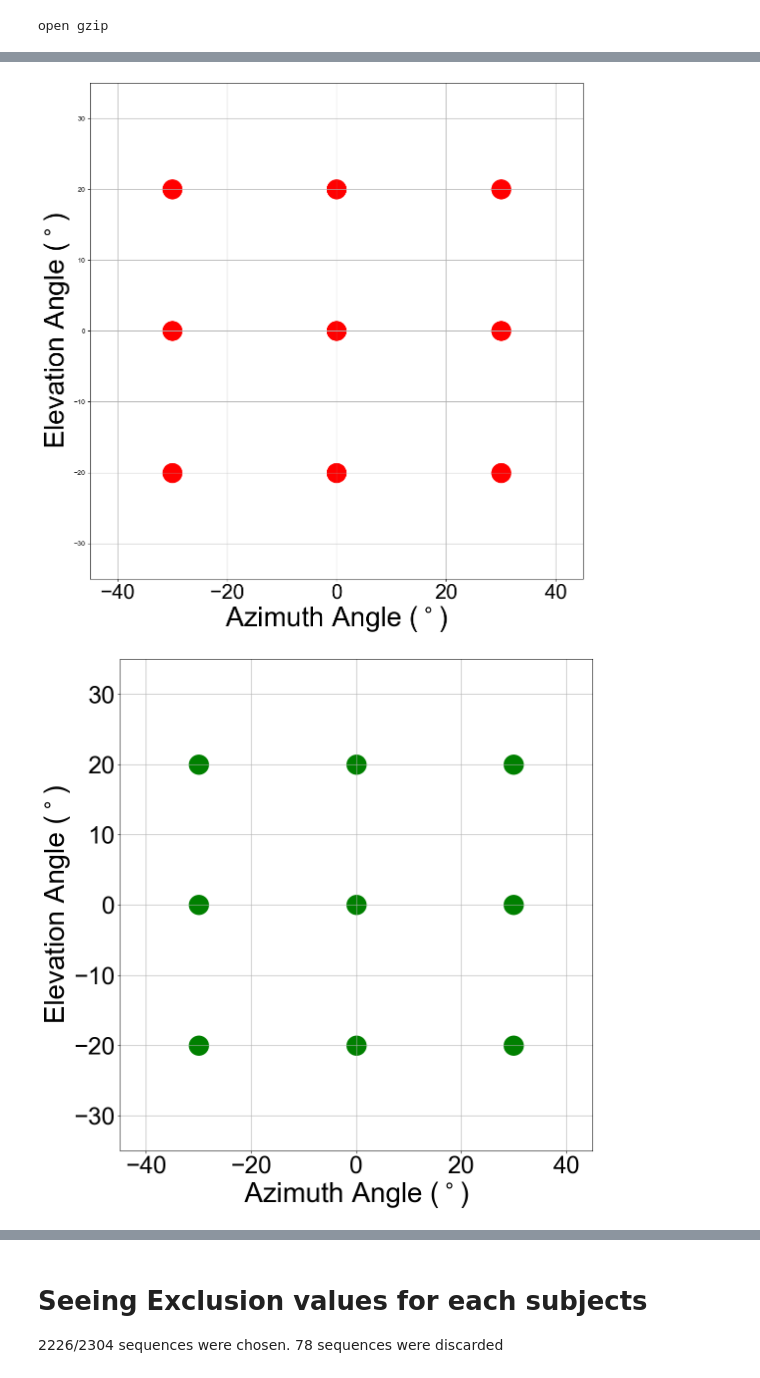
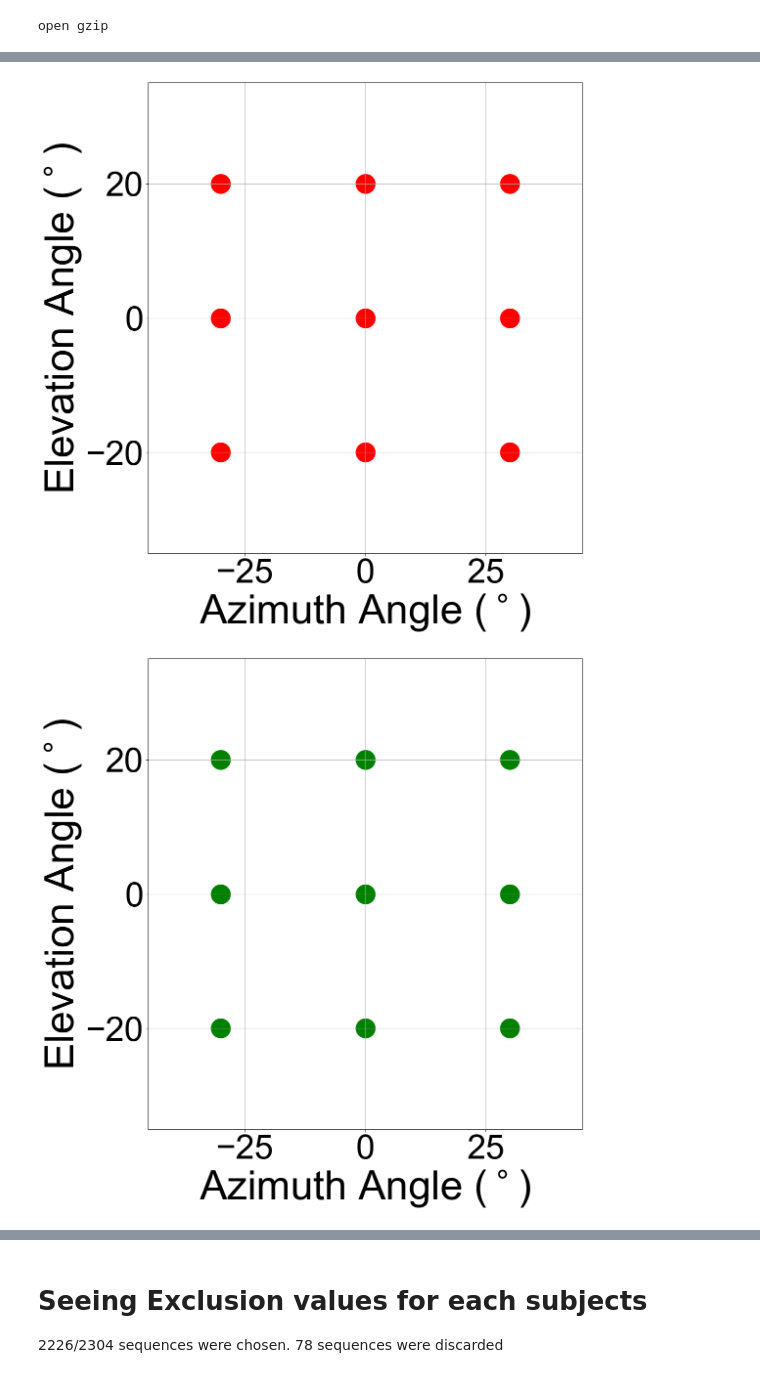
Before and after one commit to gitscade/stats, a Jupyter notebook: 03_projraw.ipynb, the cells around one changed output, grey strips where cells are left out. Drawn from its saved outputs; the diff is of its cells as text; code cells hidden in the pictures.

```diff
--- a/03_projraw.ipynb
+++ b/03_projraw.ipynb
@@ -81,6 +81,7 @@ import matplotlib
 matplotlib.rcParams['font.family'] = "Arial"
 
 def plot_targets(dffile, sub_idx, color):
+    matplotlib.rc('xtick', labelsize=30)
     ax = plt.figure(figsize=(12,10)).add_subplot(projection='3d')
 
     data = dffile.loc[dffile.sub_idx == sub_idx]
@@ -100,6 +101,7 @@ def plot_targets(dffile, sub_idx, color):
 
 
 def plot_uniform_targets(dffile, sub_idx):
+    matplotlib.rc('xtick', labelsize=30)
     ax = plt.figure(figsize=(12,10)).add_subplot(projection='3d')
     data = dffile.loc[dffile.sub_idx == sub_idx]
 
@@ -163,11 +165,16 @@ def plot_uniform_targets(dffile, sub_idx):
 
 
 def plot_gt_angles(dffile, color):
+
+    #===FONTSIZE====
+    fontsize = 60
+    ticksize = 50
+
     #=================SET PLOT================================
     fig, axes = plt.subplots(nrows=1, ncols=1, figsize=(12, 12))
     # plt.suptitle("Projection on Spherical Visual Field", fontsize=18)
-    matplotlib.rc('xtick', labelsize=35)
-    matplotlib.rc('ytick', labelsize=35)
+    matplotlib.rc('xtick', labelsize=ticksize)
+    matplotlib.rc('ytick', labelsize=ticksize)
     fig.tight_layout(pad=5)
 
     data = dffile.loc[dffile.sub_idx <16]
@@ -177,10 +184,11 @@ def plot_gt_angles(dffile, color):
     y = y[:36]
     x = x[::4].reset_index(drop=True)
     y = y[::4].reset_index(drop=True)
+
     axes.set_xlim(-45,45)
     axes.set_ylim(-35,35)
-    axes.set_xlabel('Azimuth Angle ($^\circ$)', fontsize=40)
-    axes.set_ylabel('Elevation Angle ($^\circ$)', fontsize=40)
+    axes.set_xlabel('Azimuth Angle ($^\circ$)', fontsize=fontsize)
+    axes.set_ylabel('Elevation Angle ($^\circ$)', fontsize=fontsize)
     axes.scatter(x,y, s=800, c=color, label='ground truth')
 
     texts = ['-30$^\circ$,-20$^\circ$', '-30$^\circ$,0$^\circ$',  '-30$^\circ$,20$^\circ$',
@@ -193,9 +201,10 @@ def plot_gt_angles(dffile, color):
         # text = axes.text( x[i]+2, y[i]-7, texts[i], ha="center", va="center", color="b", fontsize=45)
     plt.grid()
 
-matplotlib.rc('xtick', labelsize=30)
 plot_uniform_targets(dffile, 0)
 plot_targets(dffile, 23, 'g')
+
+matplotlib.rc('xtick', labelsize=50)
 plot_gt_angles(dffile, 'r')
 plot_gt_angles(dffile, 'g')
 plot_gt_angles(dffile, 'b')
@@ -210,2 +219,2 @@ plot_gt_angles(dffile, 'black')
-[figure, old version]
+[figure, new version]
-[figure, old version]
+[figure, new version]
```
Also changed, not shown: parts of 1 cell of this notebook, 1 other file.
